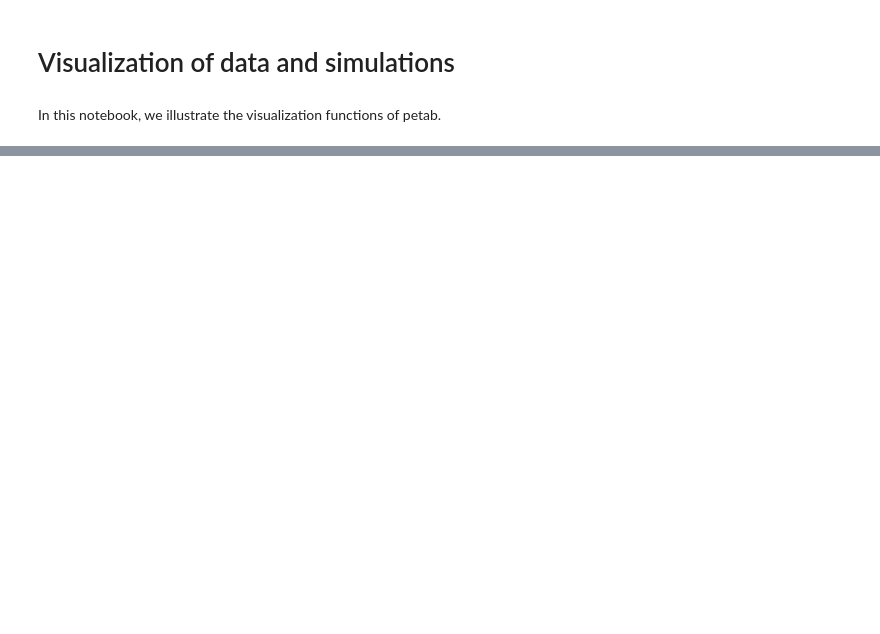
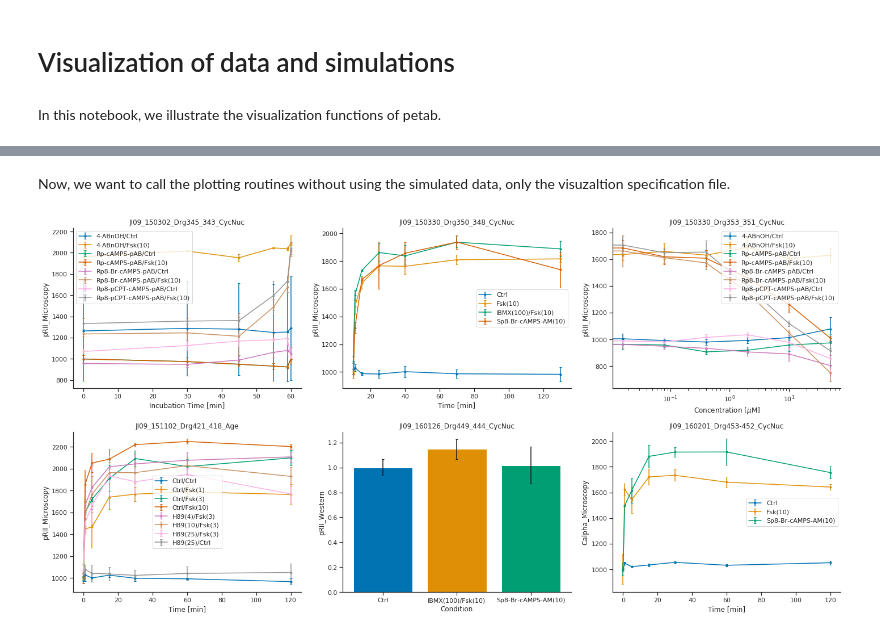
Before and after one commit to PEtab-dev/PEtab, a Jupyter notebook: doc/example/example_visualization.ipynb, the cells around one changed output, grey strips where cells are left out. Cells and saved outputs as stored; diff of their text form; code cells hidden in the pictures; blank space fills up the shorter version.

```diff
--- a/doc/example/example_visualization.ipynb
+++ b/doc/example/example_visualization.ipynb
@@ -32,0 +22,9 @@ plt.show()
+# %% [markdown]
+Now, we want to call the plotting routines without using the simulated data, only the visuzaltion specification file.
+# %%
+ax_without_sim = plot_data_and_simulation(data_file_path,
+                                          condition_file_path,
+                                          visualization_file_path)
+plt.show()
+# %% [output]
+[figure, added]
```
Also changed, not shown: parts of 9 cells of this notebook, 24 other files.
